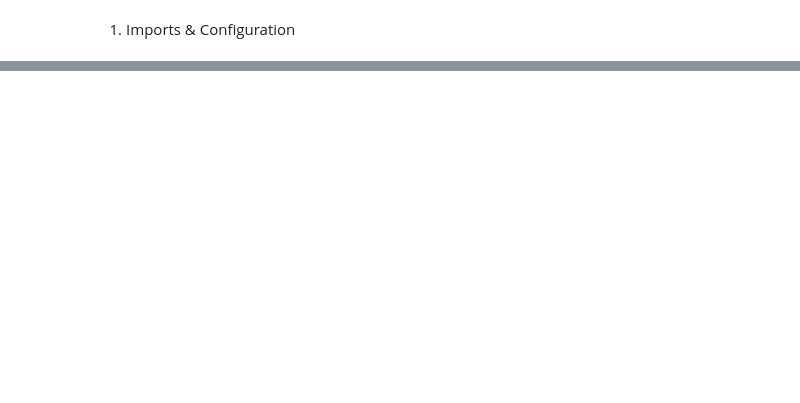
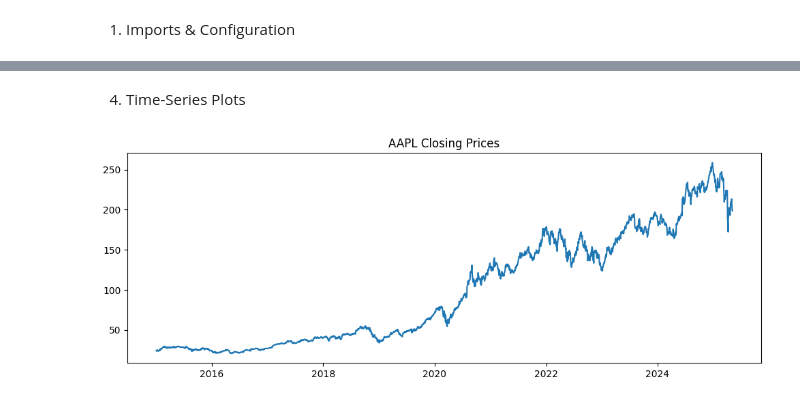
Before and after one commit to thepkcodes/Stock-Market-Analysis-And-Prediction, a Jupyter notebook: notebooks/1_EDA.ipynb, the cells around one changed output, grey strips where cells are left out. Cells and saved outputs as stored; diff of their text form; code cells hidden in the pictures; blank space fills up the shorter version.

Commit message:
Raw Data EDA

```diff
--- a/notebooks/1_EDA.ipynb
+++ b/notebooks/1_EDA.ipynb
@@ -8,4 +8,4 @@ import seaborn as sns
 from glob import glob
 
 # Paths
-RAW_DIR = os.path.join("data", "raw")
+RAW_DIR = os.path.join("..", "data", "raw")
@@ -13,0 +14,4 @@ ModuleNotFoundError: No module named 'seaborn'
+# %%
+# Load a Single Ticker to sanity check
+sample = pd.read_csv(os.path.join(RAW_DIR, "AAPL.csv"), parse_dates=["Date"], index_col = "Date")
+sample.head()
@@ -13,0 +61,10 @@ ModuleNotFoundError: No module named 'seaborn'
+# %% [markdown]
+4. Time-Series Plots
+# %%
+# Single Ticker Plot
+plt.figure(figsize=(12, 4))
+plt.plot(sample["Close"])
+plt.title("AAPL Closing Prices");
+plt.show()
+# %% [output]
+[figure, added]
```
Also changed, not shown: parts of 13 cells of this notebook.
